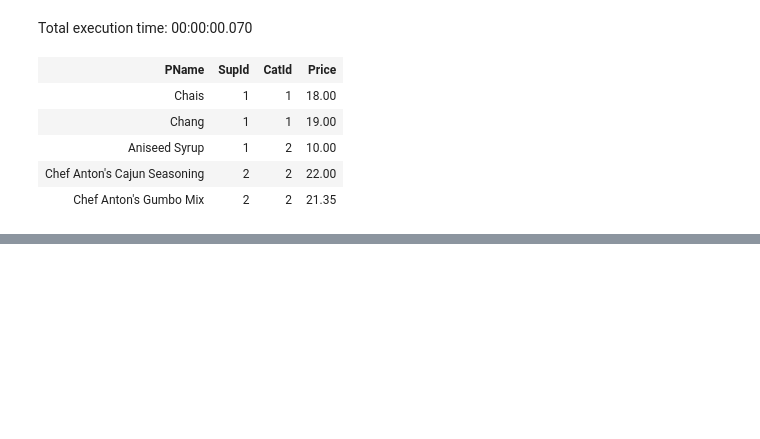
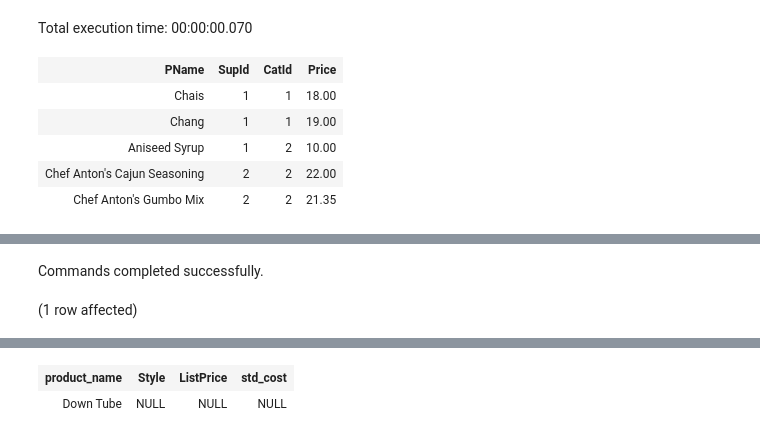
Before and after one commit to KCracks/KBIA_Portfolio, a Jupyter notebook: Kamani_SQL 25 Tips_Notebook.ipynb, the cells around one changed output, grey strips where cells are left out. Drawn from its saved outputs; the diff is of its cells as text; code cells hidden in the pictures; blank space fills up the shorter version.

```diff
--- a/Kamani_SQL 25 Tips_Notebook.ipynb
+++ b/Kamani_SQL 25 Tips_Notebook.ipynb
@@ -102,0 +278,15 @@ Total execution time: 00:00:00.070
+# %%
+-- Example:
+USE AdventureWorksDW2022;
+GO
+
+SELECT Top 5 EnglishProductName as 'product_name'
+                      ,Style
+                      ,ListPrice
+                      ,StandardCost as 'std_cost'
+FROM dbo.DimProduct
+WHERE EnglishProductName LIKE 'd%e'
+;
+# %% [output]
+Commands completed successfully.
+(1 row affected)
@@ -102,0 +294,2 @@ Total execution time: 00:00:00.070
+| product_name | Style | ListPrice | std_cost |
+| Down Tube | NULL | NULL | NULL |
```
Also changed, not shown: parts of 20 cells of this notebook.
